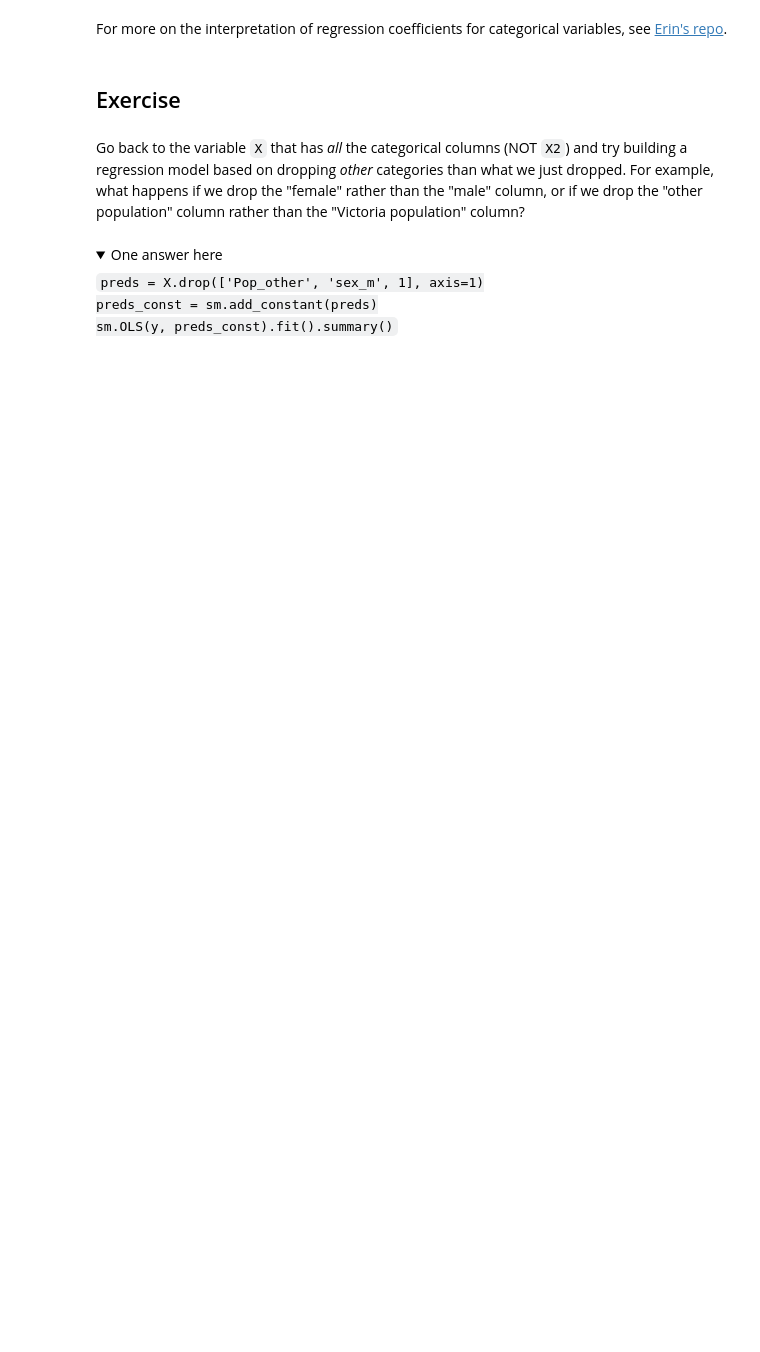
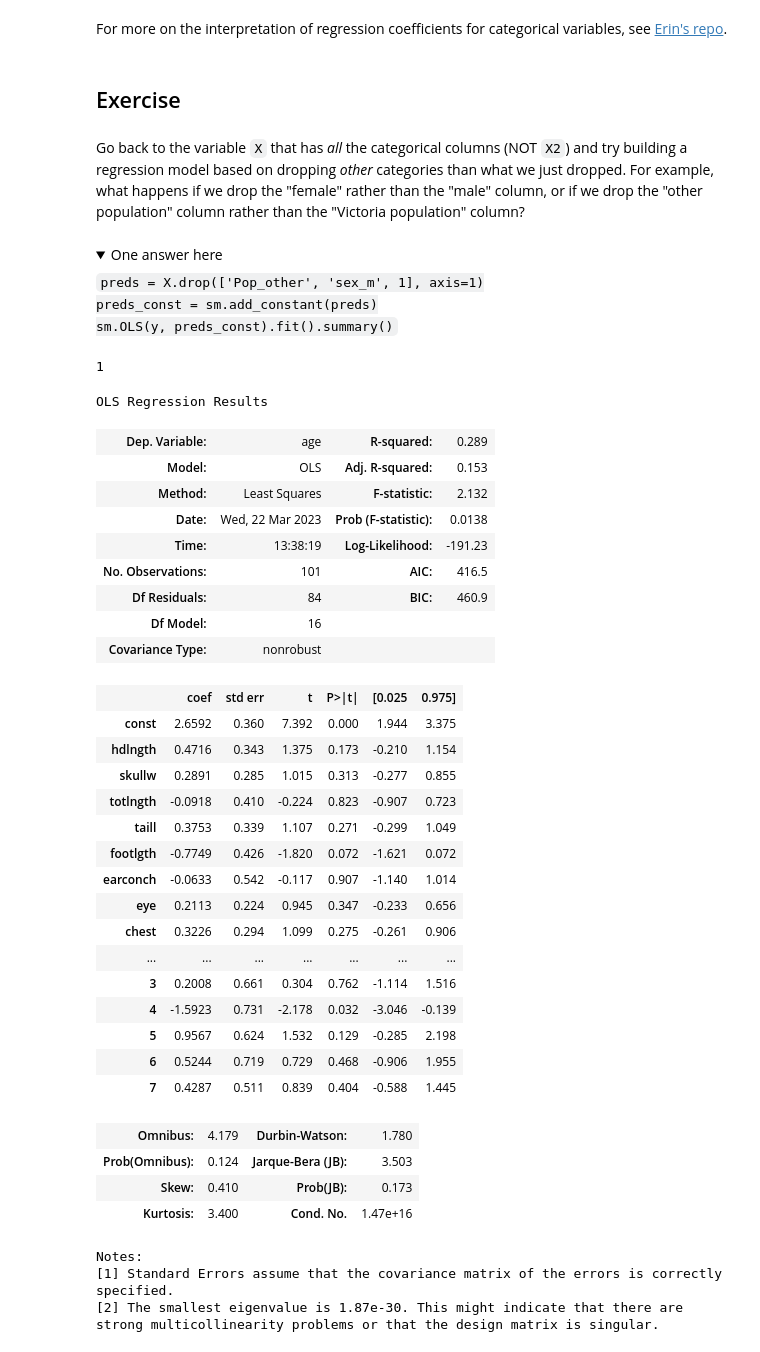
Before and after one commit to ParkedHampster/DS-Live-022023, a Jupyter notebook: Phase2/Lectures/15_Topic_19_Regression_categorical_variables.ipynb, the cells around one changed output. Cells and saved outputs as stored; diff of their text form; code cells hidden in the pictures; folded sections open; blank space fills up the shorter version.

```diff
--- a/Phase2/Lectures/15_Topic_19_Regression_categorical_variables.ipynb
+++ b/Phase2/Lectures/15_Topic_19_Regression_categorical_variables.ipynb
@@ -535,3 +608,46 @@ Go back to the variable `X` that has *all* the categorical columns (NOT `X2`) an
 preds_const = sm.add_constant(preds)
 sm.OLS(y, preds_const).fit().summary()</code>
 </details>
+# %%
+possums_no_nulls['site'].value_counts().index[0]
+# %% [output]
+1
+# %%
+preds = X.drop(['Pop_other', 'sex_m', 1], axis=1)
+preds_const = sm.add_constant(preds)
+sm.OLS(y, preds_const).fit().summary()
+# %% [output]
+OLS Regression Results
+| Dep. Variable: | age | R-squared: | 0.289 |
+| Model: | OLS | Adj. R-squared: | 0.153 |
+| Method: | Least Squares | F-statistic: | 2.132 |
+| Date: | Wed, 22 Mar 2023 | Prob (F-statistic): | 0.0138 |
+| Time: | 13:38:19 | Log-Likelihood: | -191.23 |
+| No. Observations: | 101 | AIC: | 416.5 |
+| Df Residuals: | 84 | BIC: | 460.9 |
+| Df Model: | 16 |  |  |
+| Covariance Type: | nonrobust |  |  |
+|  | coef | std err | t | P>|t| | [0.025 | 0.975] |
+| const | 2.6592 | 0.360 | 7.392 | 0.000 | 1.944 | 3.375 |
+| hdlngth | 0.4716 | 0.343 | 1.375 | 0.173 | -0.210 | 1.154 |
+| skullw | 0.2891 | 0.285 | 1.015 | 0.313 | -0.277 | 0.855 |
+| totlngth | -0.0918 | 0.410 | -0.224 | 0.823 | -0.907 | 0.723 |
+| taill | 0.3753 | 0.339 | 1.107 | 0.271 | -0.299 | 1.049 |
+| footlgth | -0.7749 | 0.426 | -1.820 | 0.072 | -1.621 | 0.072 |
+| earconch | -0.0633 | 0.542 | -0.117 | 0.907 | -1.140 | 1.014 |
+| eye | 0.2113 | 0.224 | 0.945 | 0.347 | -0.233 | 0.656 |
+| chest | 0.3226 | 0.294 | 1.099 | 0.275 | -0.261 | 0.906 |
+| ... | ... | ... | ... | ... | ... | ... |
+| 3 | 0.2008 | 0.661 | 0.304 | 0.762 | -1.114 | 1.516 |
+| 4 | -1.5923 | 0.731 | -2.178 | 0.032 | -3.046 | -0.139 |
+| 5 | 0.9567 | 0.624 | 1.532 | 0.129 | -0.285 | 2.198 |
+| 6 | 0.5244 | 0.719 | 0.729 | 0.468 | -0.906 | 1.955 |
+| 7 | 0.4287 | 0.511 | 0.839 | 0.404 | -0.588 | 1.445 |
+| Omnibus: | 4.179 | Durbin-Watson: | 1.780 |
+| Prob(Omnibus): | 0.124 | Jarque-Bera (JB): | 3.503 |
+| Skew: | 0.410 | Prob(JB): | 0.173 |
+| Kurtosis: | 3.400 | Cond. No. | 1.47e+16 |
+Notes:
+[1] Standard Errors assume that the covariance matrix of the errors is correctly specified.
+[2] The smallest eigenvalue is 1.87e-30. This might indicate that there are
+strong multicollinearity problems or that the design matrix is singular.
```
Also changed, not shown: parts of 5 cells of this notebook.
